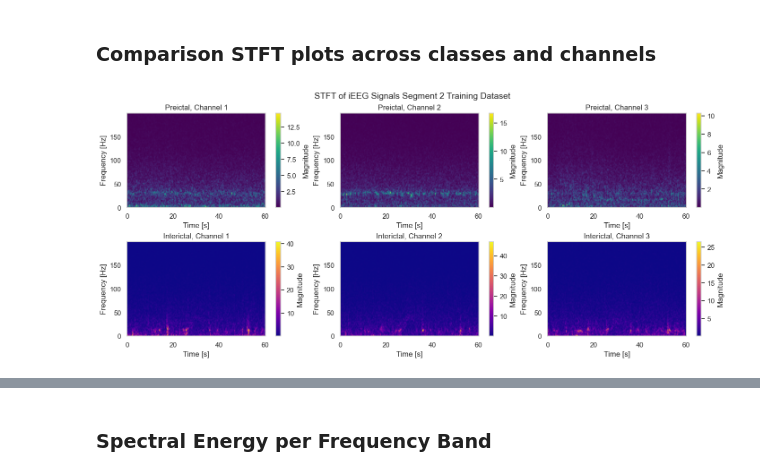
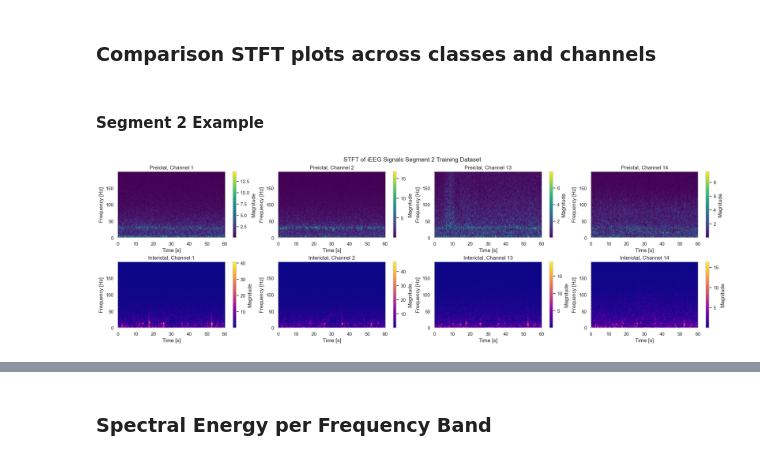
Before and after one commit to LucasVon0645/SeizureSen, a Jupyter notebook: notebooks/exploratory_data_analysis.ipynb, the cells around one changed output, grey strips where cells are left out. Saved outputs shown, nothing was run; the diff lists cells and outputs as text; code cells hidden in the pictures.

```diff
--- a/notebooks/exploratory_data_analysis.ipynb
+++ b/notebooks/exploratory_data_analysis.ipynb
@@ -432,0 +520,38 @@ plt.show()
+# %%
+import matplotlib.pyplot as plt
+from scipy.signal import stft
+
+# Set the range of segments to plot
+segments_to_plot = [2, 12, 22]  # Change this list to any segment numbers you want to plot
+ch_to_plot = 1
+
+# Create a figure with a single row and columns equal to the number of segments
+num_segments = len(segments_to_plot)
+
+# Create the subplot layout (1 row, num_segments columns)
+fig, axes = plt.subplots(1, num_segments, figsize=(5 * num_segments, 4), constrained_layout=True)
+
+# Loop through each segment and plot its STFT
+for idx, segment_to_plot in enumerate(segments_to_plot):
+    # Get the specific segment data
+    preictal_segment_to_plot = preictal_training[segment_to_plot-1]
+
+    fs = preictal_segment_to_plot["sampling_frequency"]
+    time_window = 180
+    samples_window = round(fs * time_window)
+
+    signal = preictal_segment_to_plot["eeg_data"][ch_to_plot-1, 0:samples_window-1]
+
+    # Compute the Short-Time Fourier Transform (STFT)
+    f, t_stft, Zxx = stft(signal, fs, nperseg=256)
+
+    # Plot the STFT for this segment
+    ax = axes[idx]  # Access the appropriate subplot
+    c = ax.pcolormesh(t_stft, f, np.abs(Zxx), shading='gouraud')
+    ax.set_title(f'Preictal Segment {segment_to_plot}, Ch{ch_to_plot}')
+    ax.set_xlabel('Time [s]')
+    ax.set_ylabel('Frequency [Hz]')
+
+fig.colorbar(c, ax=axes, orientation='vertical', label='Magnitude')
+fig.suptitle(f"Short-Time Fourier Transform - Preictal", fontsize=14)
+plt.show()
@@ -433,9 +565,11 @@ plt.show()
 # %% [markdown]
 ### Comparison STFT plots across classes and channels
+# %% [markdown]
+#### Segment 2 Example
 # %%
 # Parameters
 segment_to_plot = 2
-channels_to_plot = [1, 2, 3]
+channels_to_plot = [1, 2, 13, 14]
 time_window = 60
 
 # Extract sampling frequency
@@ -448,32 +582,32 @@ samples_window = round(sampling_freq * time_window)
 time = np.arange(samples_window) / sampling_freq
 
 # Create subplots
-fig, axes = plt.subplots(2, len(channels_to_plot), figsize=(14, 6), constrained_layout=True)
+fig, axes = plt.subplots(2, len(channels_to_plot), figsize=(20, 6), constrained_layout=True)
 
 for idx, channel in enumerate(channels_to_plot):
     # Extract EEG data for the current channel and segment
     preictal_data = preictal_training[segment_to_plot - 1]["eeg_data"][channel - 1, 0:samples_window]
     interictal_data = interictal_training[segment_to_plot - 1]["eeg_data"][channel - 1, 0:samples_window]
 
     # Compute STFT for preictal data
     f_pre, t_pre, Zxx_pre = stft(preictal_data, fs=sampling_freq, nperseg=256)
     f_inter, t_inter, Zxx_inter = stft(interictal_data, fs=sampling_freq, nperseg=256)
 
     # Plot STFT for preictal data
     pcm1 = axes[0][idx].pcolormesh(t_pre, f_pre, np.abs(Zxx_pre), shading='gouraud', cmap='viridis')
     fig.colorbar(pcm1, ax=axes[0][idx], label='Magnitude')
     axes[0][idx].set_title(f"Preictal, Channel {channel}")
     axes[0][idx].set_ylabel("Frequency [Hz]")
     axes[0][idx].set_xlabel("Time [s]")
 
     # Plot STFT for interictal data
     pcm2 = axes[1][idx].pcolormesh(t_inter, f_inter, np.abs(Zxx_inter), shading='gouraud', cmap='plasma')
     fig.colorbar(pcm2, ax=axes[1][idx], label='Magnitude')
     axes[1][idx].set_title(f"Interictal, Channel {channel}")
     axes[1][idx].set_ylabel("Frequency [Hz]")
     axes[1][idx].set_xlabel("Time [s]")
 
 fig.suptitle(f"STFT of iEEG Signals Segment {segment_to_plot} Training Dataset", fontsize=14)
 plt.show()
 # %% [output]
-[figure, old version]
+[figure, new version]
```
Also changed, not shown: parts of 16 cells of this notebook.
